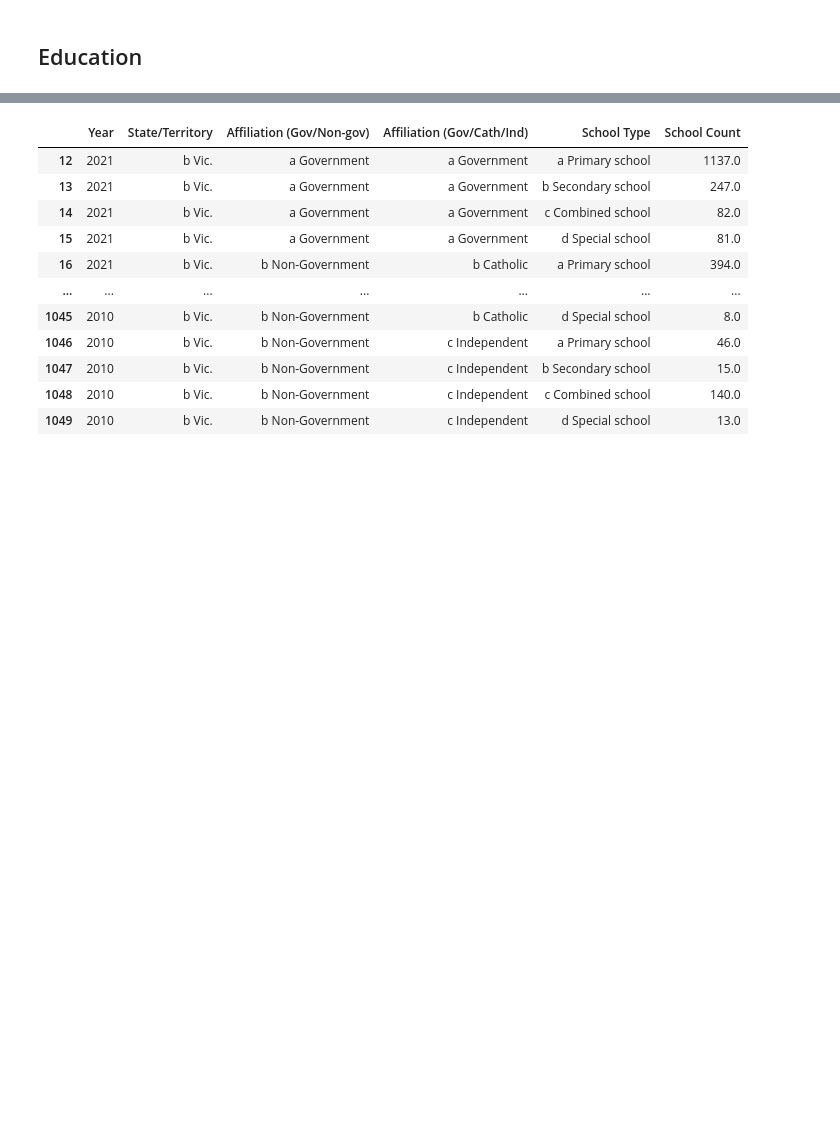
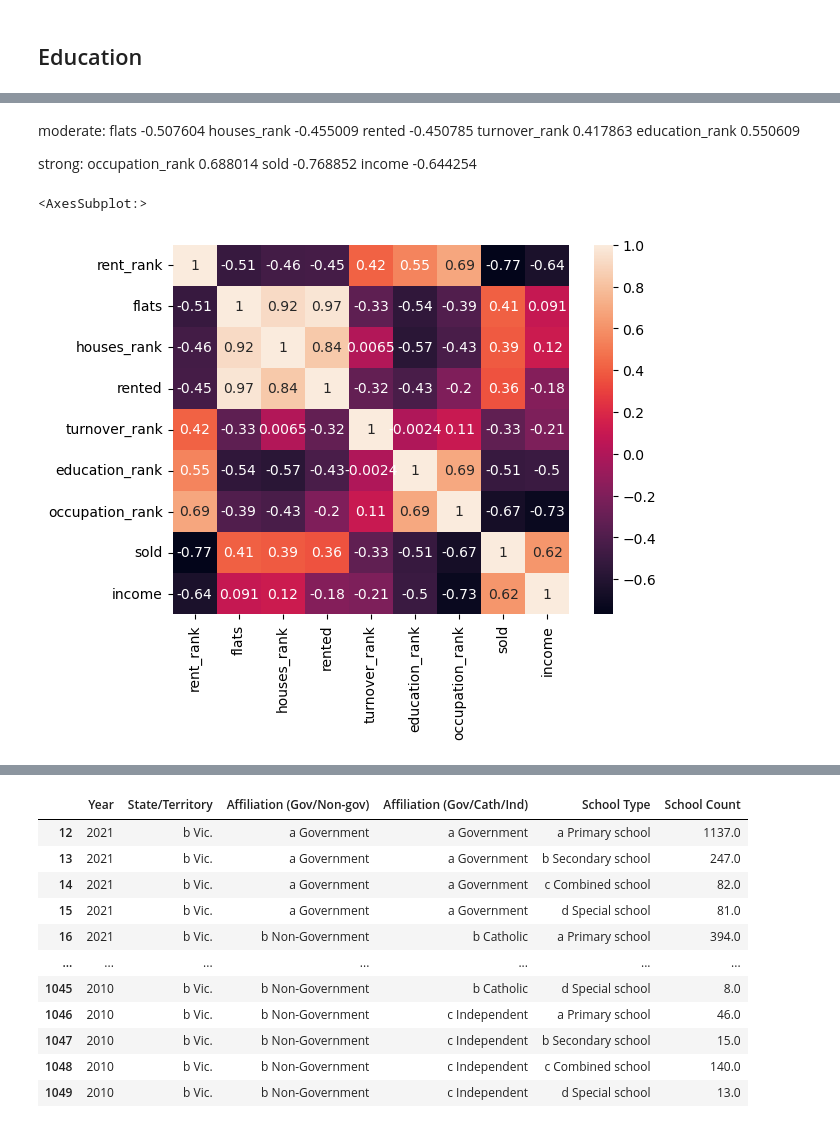
Before and after one commit to MAST30034-Applied-Data-Science/generic-real-estate-consulting-project-group-59, a Jupyter notebook: notebooks/External_Features.ipynb, the cells around one changed output, grey strips where cells are left out. Cells and saved outputs as stored; diff of their text form; code cells hidden in the pictures; blank space fills up the shorter version.

```diff
--- a/notebooks/External_Features.ipynb
+++ b/notebooks/External_Features.ipynb
@@ -172,0 +185,24 @@ clf.fit()
+# %% [markdown]
+
+moderate:
+    flats               -0.507604
+    houses_rank         -0.455009
+    rented              -0.450785
+    turnover_rank        0.417863
+    education_rank       0.550609
+
+
+
+
+strong:
+    occupation_rank      0.688014
+    sold                -0.768852
+    income              -0.644254
+# %%
+sub_useful = sub[['rent_rank','flats', 'houses_rank', 'rented', 'turnover_rank', 'education_rank',
+     'occupation_rank', 'sold', 'income']]
+
+sns.heatmap(sub_useful.corr(method='spearman'), annot=True,transpar)
+# %% [output]
+<AxesSubplot:>
+[figure, added]
```
Also changed, not shown: parts of 13 cells of this notebook, 10 other files.
